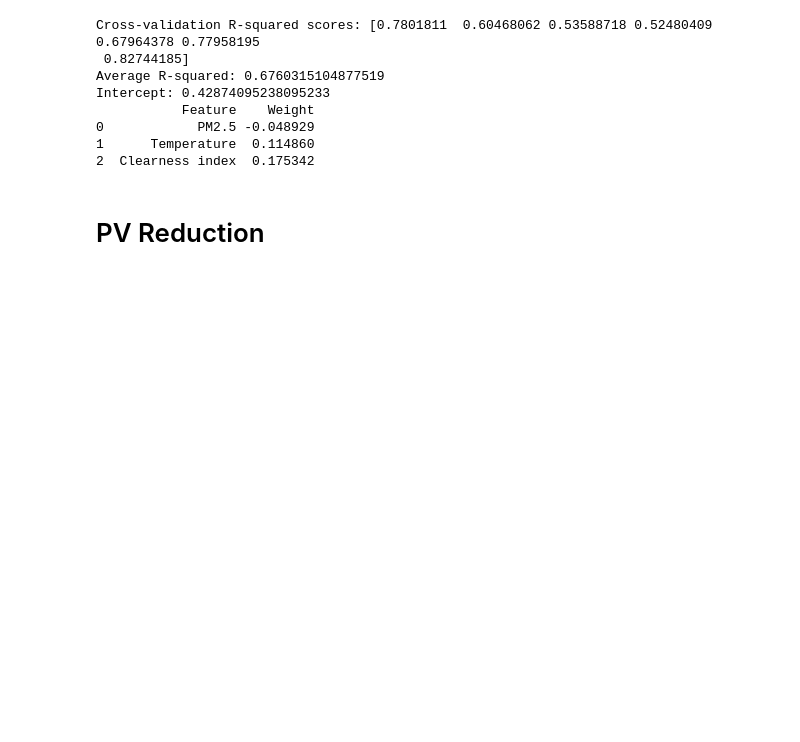
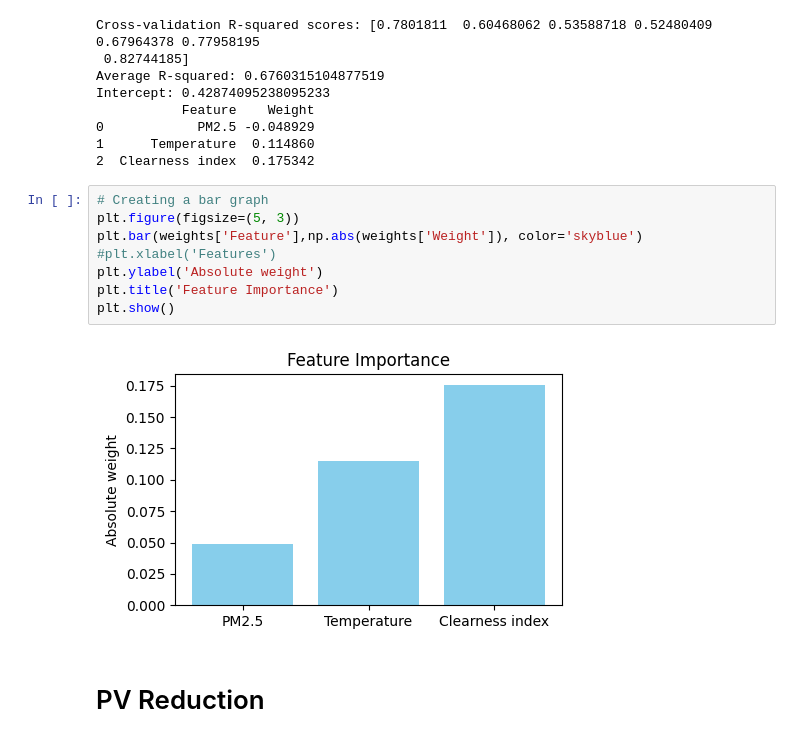
Before and after one commit to jean-paul-calin/wildfire-pv, a Jupyter notebook: toy model 1.ipynb, the cells around one changed output. Cells and saved outputs as stored; diff of their text form; blank space fills up the shorter version.

```diff
--- a/toy model 1.ipynb
+++ b/toy model 1.ipynb
@@ -98,6 +98,16 @@ Intercept: 0.42874095238095233
 0            PM2.5 -0.048929
 1      Temperature  0.114860
 2  Clearness index  0.175342
+# %%
+# Creating a bar graph
+plt.figure(figsize=(5, 3))
+plt.bar(weights['Feature'],np.abs(weights['Weight']), color='skyblue')
+#plt.xlabel('Features')
+plt.ylabel('Absolute weight')
+plt.title('Feature Importance')
+plt.show()
+# %% [output]
+[figure, added]
 # %% [markdown]
 # PV Reduction
 # %%
```
